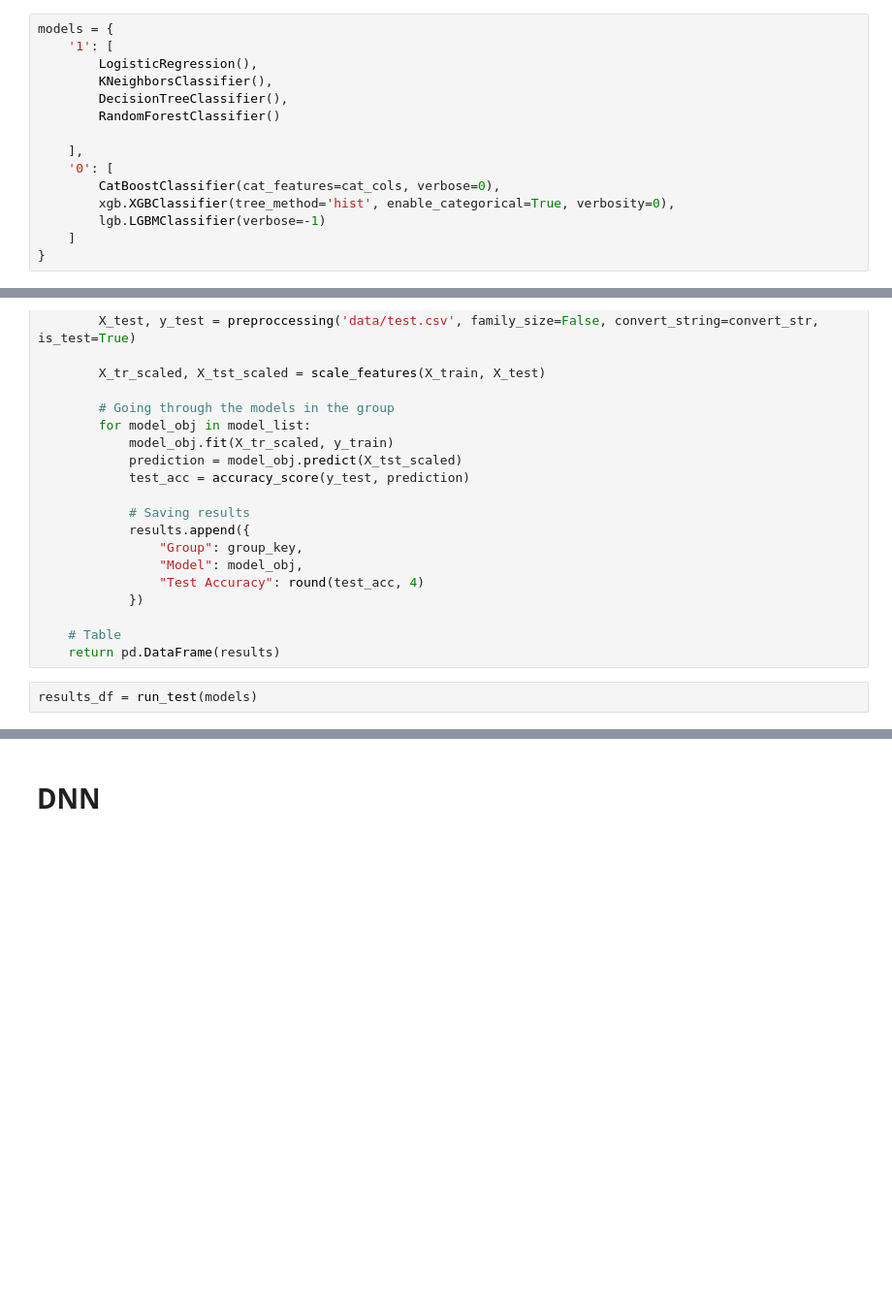
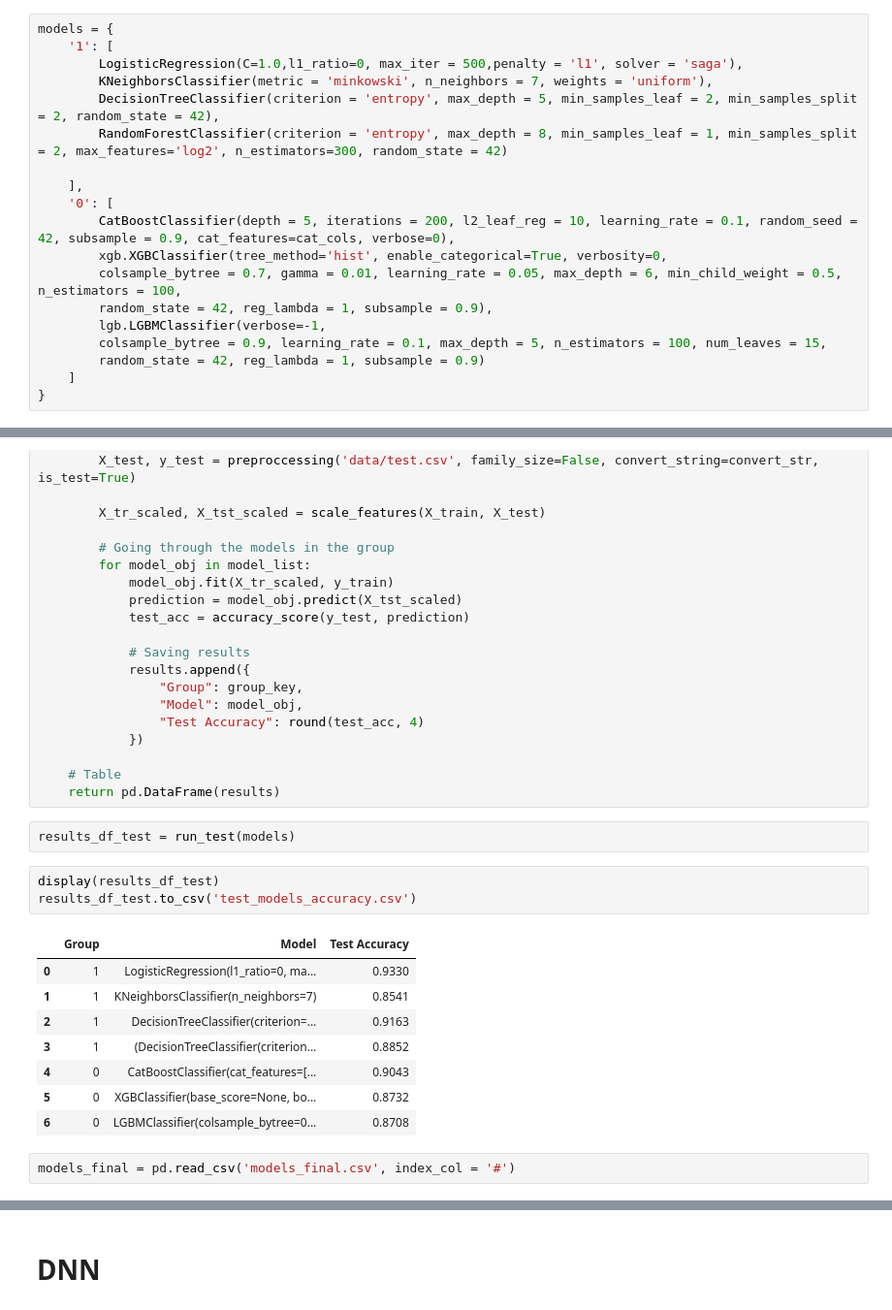
Before and after one commit to darkitime/Titanic-dataset-pipeline, a Jupyter notebook: eda.ipynb, the cells around one changed output, grey strips where cells are left out. Shown at 97% size. Drawn from its saved outputs; the diff is of its cells as text; blank space fills up the shorter version.

```diff
--- a/eda.ipynb
+++ b/eda.ipynb
@@ -1214,16 +1289,20 @@ model_tables = displaymodel_tables(results_df)
 # %%
 models = {
     '1': [
-        LogisticRegression(),
-        KNeighborsClassifier(),
-        DecisionTreeClassifier(),
-        RandomForestClassifier()
+        LogisticRegression(C=1.0,l1_ratio=0, max_iter = 500,penalty = 'l1', solver = 'saga'),
+        KNeighborsClassifier(metric = 'minkowski', n_neighbors = 7, weights = 'uniform'),
+        DecisionTreeClassifier(criterion = 'entropy', max_depth = 5, min_samples_leaf = 2, min_samples_split = 2, random_state = 42),
+        RandomForestClassifier(criterion = 'entropy', max_depth = 8, min_samples_leaf = 1, min_samples_split = 2, max_features='log2', n_estimators=300, random_state = 42)
 
     ],
     '0': [
-        CatBoostClassifier(cat_features=cat_cols, verbose=0),
-        xgb.XGBClassifier(tree_method='hist', enable_categorical=True, verbosity=0),
-        lgb.LGBMClassifier(verbose=-1)
+        CatBoostClassifier(depth = 5, iterations = 200, l2_leaf_reg = 10, learning_rate = 0.1, random_seed = 42, subsample = 0.9, cat_features=cat_cols, verbose=0),
+        xgb.XGBClassifier(tree_method='hist', enable_categorical=True, verbosity=0,
+        colsample_bytree = 0.7, gamma = 0.01, learning_rate = 0.05, max_depth = 6, min_child_weight = 0.5, n_estimators = 100,
+        random_state = 42, reg_lambda = 1, subsample = 0.9),
+        lgb.LGBMClassifier(verbose=-1,
+        colsample_bytree = 0.9, learning_rate = 0.1, max_depth = 5, n_estimators = 100, num_leaves = 15,
+        random_state = 42, reg_lambda = 1, subsample = 0.9)
     ]
 }
 # %%
@@ -1255,4 +1334,18 @@ def run_test(models_dict):
     # Table
     return pd.DataFrame(results)
 # %%
-results_df = run_test(models)
+results_df_test = run_test(models)
+# %%
+display(results_df_test)
+results_df_test.to_csv('test_models_accuracy.csv')
+# %% [output]
+|  | Group | Model | Test Accuracy |
+| 0 | 1 | LogisticRegression(l1_ratio=0, ma... | 0.9330 |
+| 1 | 1 | KNeighborsClassifier(n_neighbors=7) | 0.8541 |
+| 2 | 1 | DecisionTreeClassifier(criterion=... | 0.9163 |
+| 3 | 1 | (DecisionTreeClassifier(criterion... | 0.8852 |
+| 4 | 0 | CatBoostClassifier(cat_features=[... | 0.9043 |
+| 5 | 0 | XGBClassifier(base_score=None, bo... | 0.8732 |
+| 6 | 0 | LGBMClassifier(colsample_bytree=0... | 0.8708 |
+# %%
+models_final = pd.read_csv('models_final.csv', index_col = '#')
```
Also changed, not shown: parts of 16 cells of this notebook, 4 other files.
